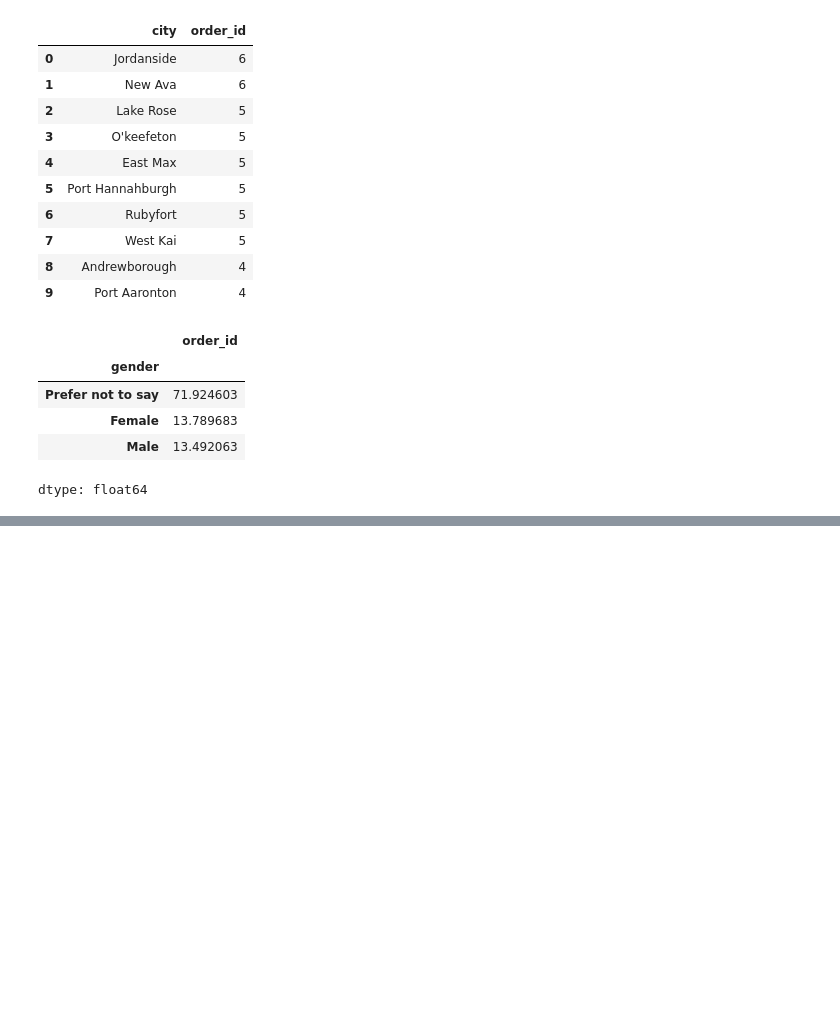
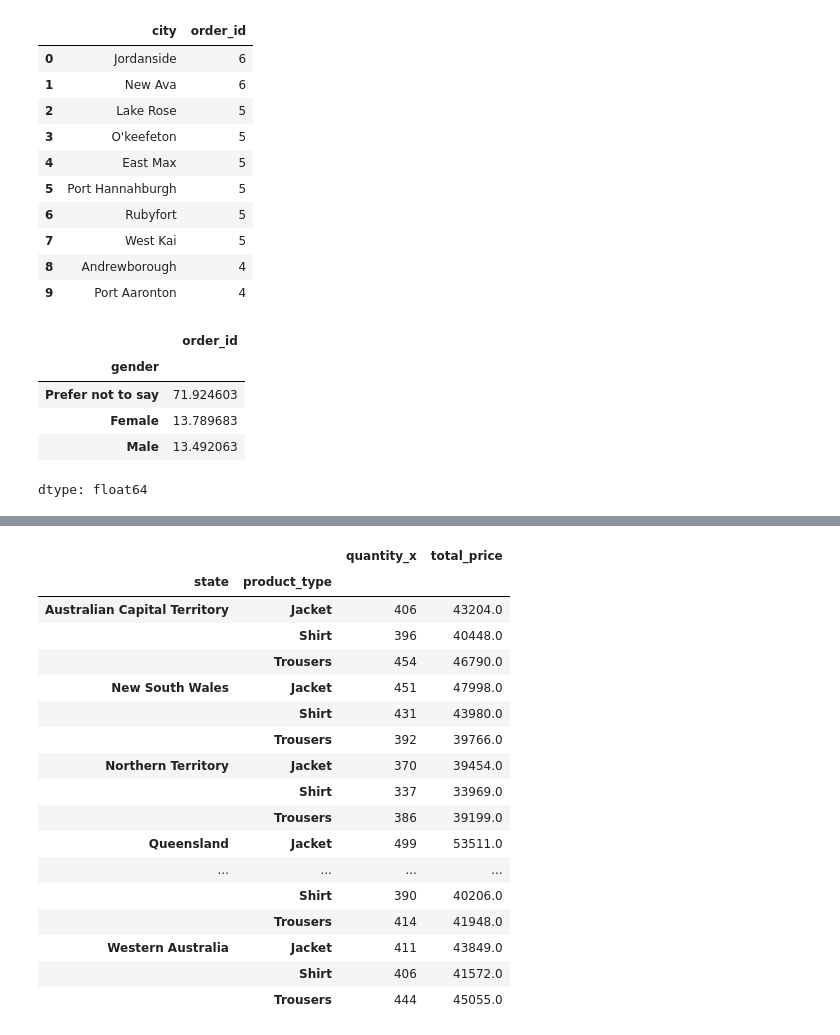
Before and after one commit to FauzanNR/dicoding-data-analysis, a Jupyter notebook: Dicoding_Data_analyst.ipynb, the cells around one changed output, grey strips where cells are left out. Drawn from its saved outputs; the diff is of its cells as text; code cells hidden in the pictures; blank space fills up the shorter version.

```diff
--- a/Dicoding_Data_analyst.ipynb
+++ b/Dicoding_Data_analyst.ipynb
@@ -352,3 +352,12 @@ orders_customers_df.groupby(by="city").order_id.nunique().sort_values(ascending=
 | Female | 13.789683 |
 | Male | 13.492063 |
 dtype: float64
+# %%
+sales_product_df = pd.merge(
+    left=sales_df,
+    right=product_df,
+    how="left",
+    left_on="product_id",
+    right_on="product_id"
+)
+sales_product_df.head()
@@ -354,0 +371,9 @@ dtype: float64
+# %%
+all_df = pd.merge(
+    left=sales_product_df,
+    right=orders_customers_df,
+    how="left",
+    left_on="order_id",
+    right_on="order_id"
+)
+all_df.head()
@@ -354,0 +388,24 @@ dtype: float64
+# %%
+all_df.groupby(by=["state", "product_type"]).agg({
+    "quantity_x": "sum",
+    "total_price": "sum"
+})
+# %% [output]
+|  |  | quantity_x | total_price |
+| state | product_type |  |  |
+| Australian Capital Territory | Jacket | 406 | 43204.0 |
+|  | Shirt | 396 | 40448.0 |
+|  | Trousers | 454 | 46790.0 |
+| New South Wales | Jacket | 451 | 47998.0 |
+|  | Shirt | 431 | 43980.0 |
+|  | Trousers | 392 | 39766.0 |
+| Northern Territory | Jacket | 370 | 39454.0 |
+|  | Shirt | 337 | 33969.0 |
+|  | Trousers | 386 | 39199.0 |
+| Queensland | Jacket | 499 | 53511.0 |
+| ... | ... | ... | ... |
+|  | Shirt | 390 | 40206.0 |
+|  | Trousers | 414 | 41948.0 |
+| Western Australia | Jacket | 411 | 43849.0 |
+|  | Shirt | 406 | 41572.0 |
+|  | Trousers | 444 | 45055.0 |
```
Also changed, not shown: parts of 2 cells of this notebook.
